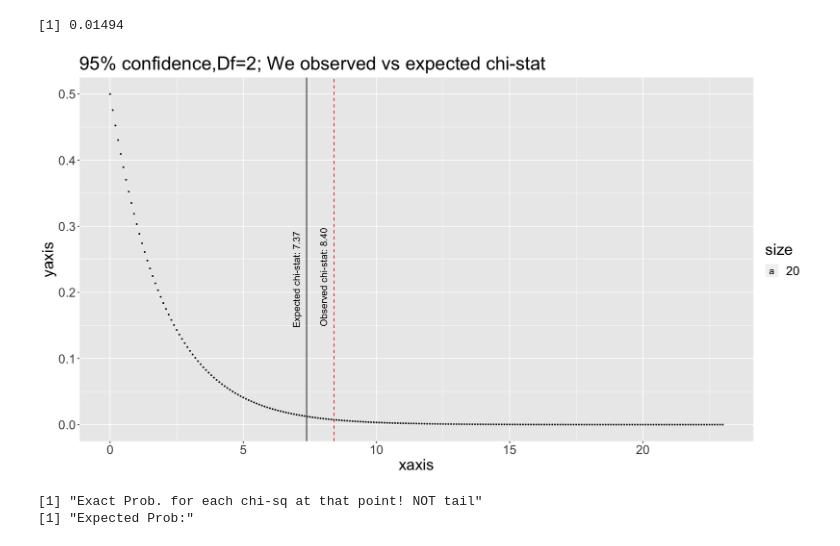
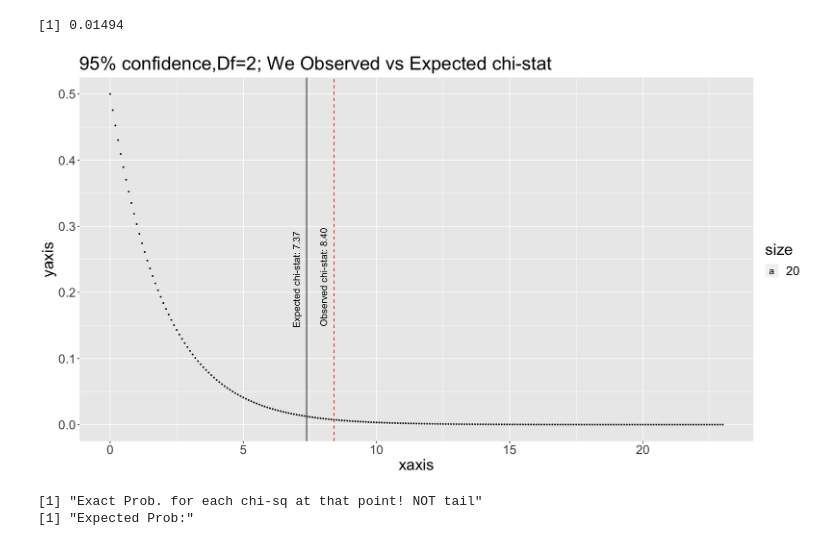
Before and after one commit to MrFuguDataScience/MLE_Basics_N_Stats, a Jupyter notebook: Chi_sq_distr.ipynb, the cells around one changed output. Drawn from its saved outputs; the diff is of its cells as text; code cells hidden in the pictures.

```diff
--- a/Chi_sq_distr.ipynb
+++ b/Chi_sq_distr.ipynb
@@ -648,28 +649,28 @@ round(pchisq(df = 2,8.407,lower.tail = FALSE),digits=5)
 # %%
 y_axis <- dchisq(seq(0,23,by=.1), df=2, ncp = 0, log = FALSE)
 x_axis <- seq(0,23,by=.1)
 Samp<- data.table(xaxis = x_axis, yaxis=y_axis)
 
 cuts<- data.frame(Ref = c("Expected chi-stat: 7.37", "Observed chi-stat: 8.40"),
                    vals = c(qchisq(.975,df=2),chi_sq),
                    stringsAsFactors = FALSE)
 
 ggplot(Samp, aes(xaxis,yaxis))+geom_point(size=0.5)+
 theme(text=element_text(size=21))+
 geom_vline(xintercept=qchisq(.975,df=2))+
 # title
-ggtitle("95% confidence,Df=2; We observed vs expected chi-stat")+
+ggtitle("95% confidence,Df=2; We Observed vs Expected chi-stat")+
 geom_vline(xintercept = chi_sq,linetype = "dashed", colour = "red",show.legend = FALSE)+
 # adjust text for vertical lines:
 geom_text(mapping = aes(x = vals,
                           y = 0,
                           label = Ref,
                           hjust = -1,
                           vjust = -1,
                          angle=90,size=20),
                         data = cuts)
 # %% [output]
-[figure, old version]
+[figure, new version]
 # %%
 print('Exact Prob. for each chi-sq at that point! NOT tail')
 print('Expected Prob:')
```
Also changed, not shown: parts of 5 cells of this notebook.
